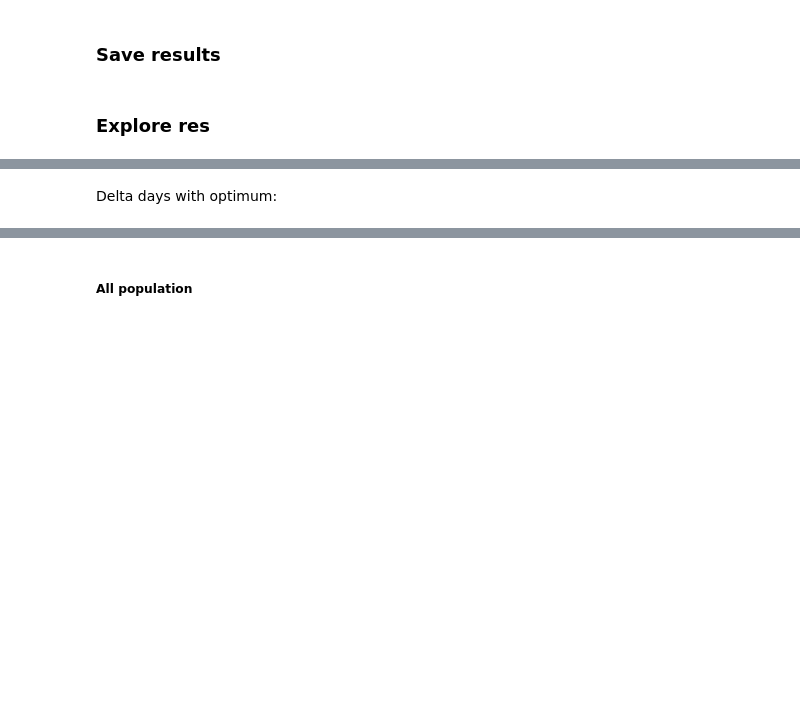
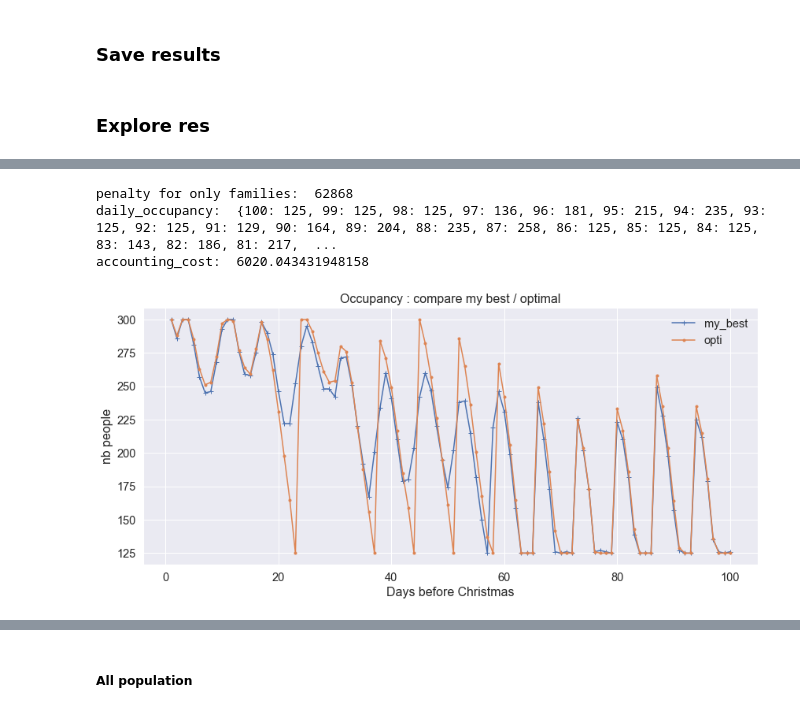
Before and after one commit to jeugregg/santa-workshop-tour-2019, a Jupyter notebook: santa-s-2019-starter-notebook.ipynb, the cells around one changed output, grey strips where cells are left out. Cells and saved outputs as stored; diff of their text form; code cells hidden in the pictures; blank space fills up the shorter version.

```diff
--- a/santa-s-2019-starter-notebook.ipynb
+++ b/santa-s-2019-starter-notebook.ipynb
@@ -2672,7 +3073,7 @@ if SAVE_POP == '10R':
     # Start with the sample submission values
     submission = pd.read_csv(fpath, index_col='family_id')
     best = submission['assigned_day'].values
-    arr_range = df_range.values
+    arr_range = df_range.values.astype(np.int64)
     arr_sub, arr_score = boost_diff_browsing_optim(best, arr_range=arr_range)
     t_fit_1 = time.time()
     print("Timing: ", t_fit_1 - t_fit_0)
@@ -2817,7 +3218,7 @@ if SAVE_POP == "RANDOM_MUT":
 ##### Ranges to seek for boost mode
 # %%
 df_range = create_seek_ranges(nb_first_seed=NB_FIRST_SEED)
-arr_range = df_range.values # f(num range, families)
+arr_range = df_range.values.astype(np.int64) # f(num range, families)
 df_range
 # %% [output]
 |  | 0 | 1 | 2 | 3 | 4 | 5 | 6 | 7 | 8 | 9 | ... | ... |
@@ -2885,20 +3286,6 @@ Name: std, dtype: float64
 ### Initialize costs
 # %%
 # create cost dataFrame for all population
-'''t_1 = time.time()
-df_cost = pd.DataFrame(index=df_pop.index)
-df_cost["cost"] = np.nan
-
-for indice in df_cost.index:
-    df_cost.at[indice,"cost"] = cost_function_optim(df_pop.loc[indice].values)
-print("Timing: ", time.time()-t_1)
-
-df_cost.boxplot()
-
-df_cost.sort_values(by="cost").head(10)'''
-
-
-
 t_0 = time.time()
 arr_pop = np.array(df_pop)
 arr_score = eval_cost_vect_optim(arr_pop)
@@ -3363,6 +3751,16 @@ df_daily.describe()
 # %%
-
-submission_opti = pd.read_csv(PATH_TO_SAVE_DATA + '/submission_68888.04.csv',
+submission_opti = pd.read_csv(PATH_TO_EXPLORE_DATA + '/submission_68888.04.csv',
                          index_col='family_id')
+# find daily occ
 penalty_opti, accounting_cost_opti , daily_occupancy_opti = \
     cost_function(submission_opti["assigned_day"].values, flag_prompt=True)
+
+df_daily_opti = pd.DataFrame(index=daily_occupancy_opti.keys(),
+                             data=list(daily_occupancy_opti.values()),
+             columns=['nb_people'])
+df_daily["nb_opti"] = df_daily_opti['nb_people']
+df_daily["delta_nb_opti"] = df_daily["nb_opti"] - df_daily['nb_people']
+# %% [output]
+penalty for only families:  62868
+daily_occupancy:  {100: 125, 99: 125, 98: 125, 97: 136, 96: 181, 95: 215, 94: 235, 93: 125, 92: 125, 91: 129, 90: 164, 89: 204, 88: 235, 87: 258, 86: 125, 85: 125, 84: 125, 83: 143, 82: 186, 81: 217,  ...
+accounting_cost:  6020.043431948158
@@ -3380,2 +3766,0 @@ df_daily["delta_nb_opti"] = df_daily["nb_opti"] - df_daily['nb_people']
-# %% [markdown]
-Delta days with optimum:
@@ -3384 +3767,12 @@ df_daily["delta_nb_opti"].plot()
+# %%
+fig = plt.figure(figsize=(14, 6))
+plt.title("Occupancy : compare my best / optimal")
+plt.plot(df_daily.index, df_daily["nb_people"],'+-', label="my_best")
+plt.plot(df_daily.index, df_daily["nb_opti"],'.-', label="opti")
+plt.legend(loc='upper right');
+ax = fig.gca()
+ax.set_xlabel("Days before Christmas")
+ax.set_ylabel("nb people");
+# %% [output]
+[figure, added]
 # %%
```
Also changed, not shown: parts of 112 cells of this notebook.
